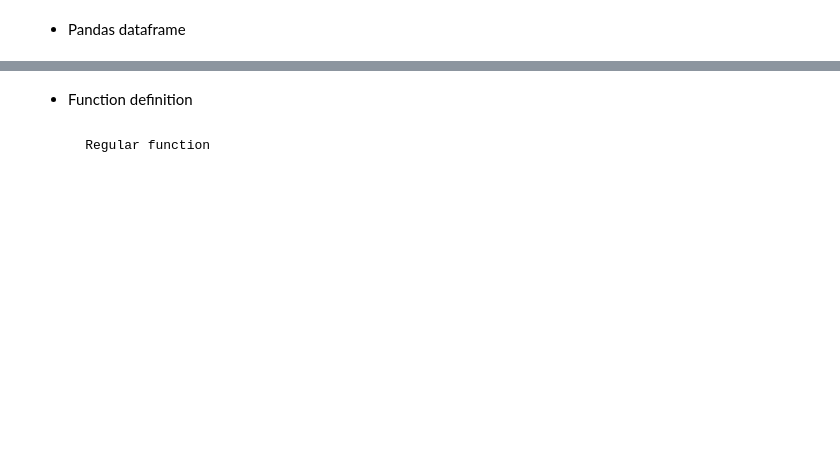
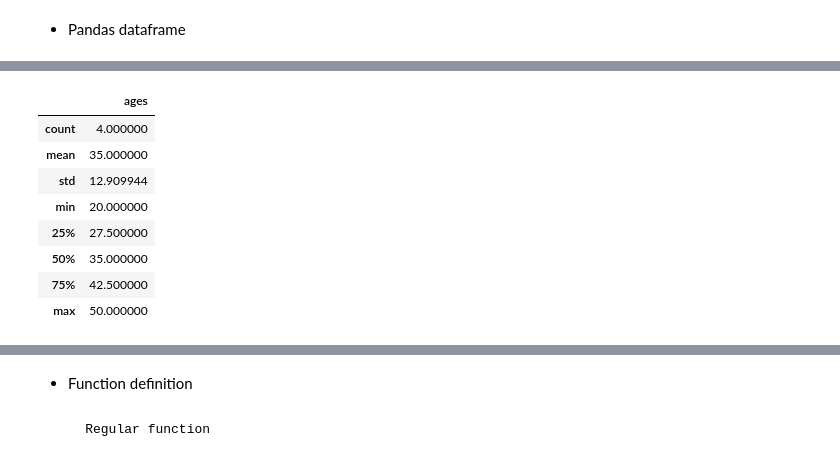
Before and after one commit to xiangshiyin/atl_meetup_20190302, a Jupyter notebook: notebook/demo_v1.ipynb, the cells around one changed output, grey strips where cells are left out. Saved outputs shown, nothing was run; the diff lists cells and outputs as text; code cells hidden in the pictures; blank space fills up the shorter version.

```diff
--- a/notebook/demo_v1.ipynb
+++ b/notebook/demo_v1.ipynb
@@ -133,5 +206,15 @@ df.loc[df.name=='ABC'] # slice by condition
 # %%
-df.ages.describe()
+df.describe()
+# %% [output]
+|  | ages |
+| count | 4.000000 |
+| mean | 35.000000 |
+| std | 12.909944 |
+| min | 20.000000 |
+| 25% | 27.500000 |
+| 50% | 35.000000 |
+| 75% | 42.500000 |
+| max | 50.000000 |
 # %%
 df2 = pd.DataFrame({'name':['DEF','GHI','JKL'], 'hometown':['Atlanta, GA', 'Atlanta, GA', 'Knoxville, TN']})
 df2
```
Also changed, not shown: parts of 81 cells of this notebook, 4 other files.
